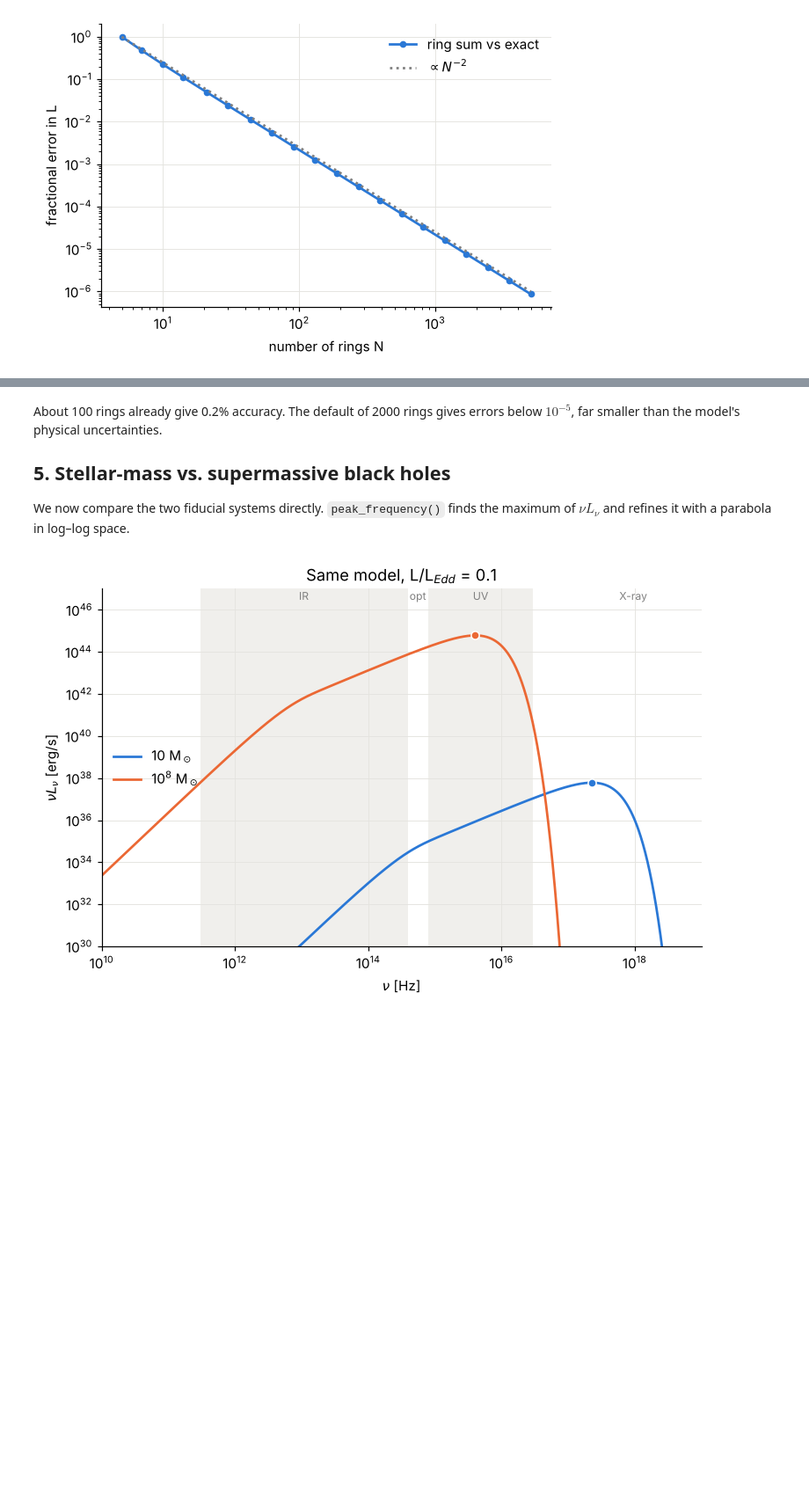
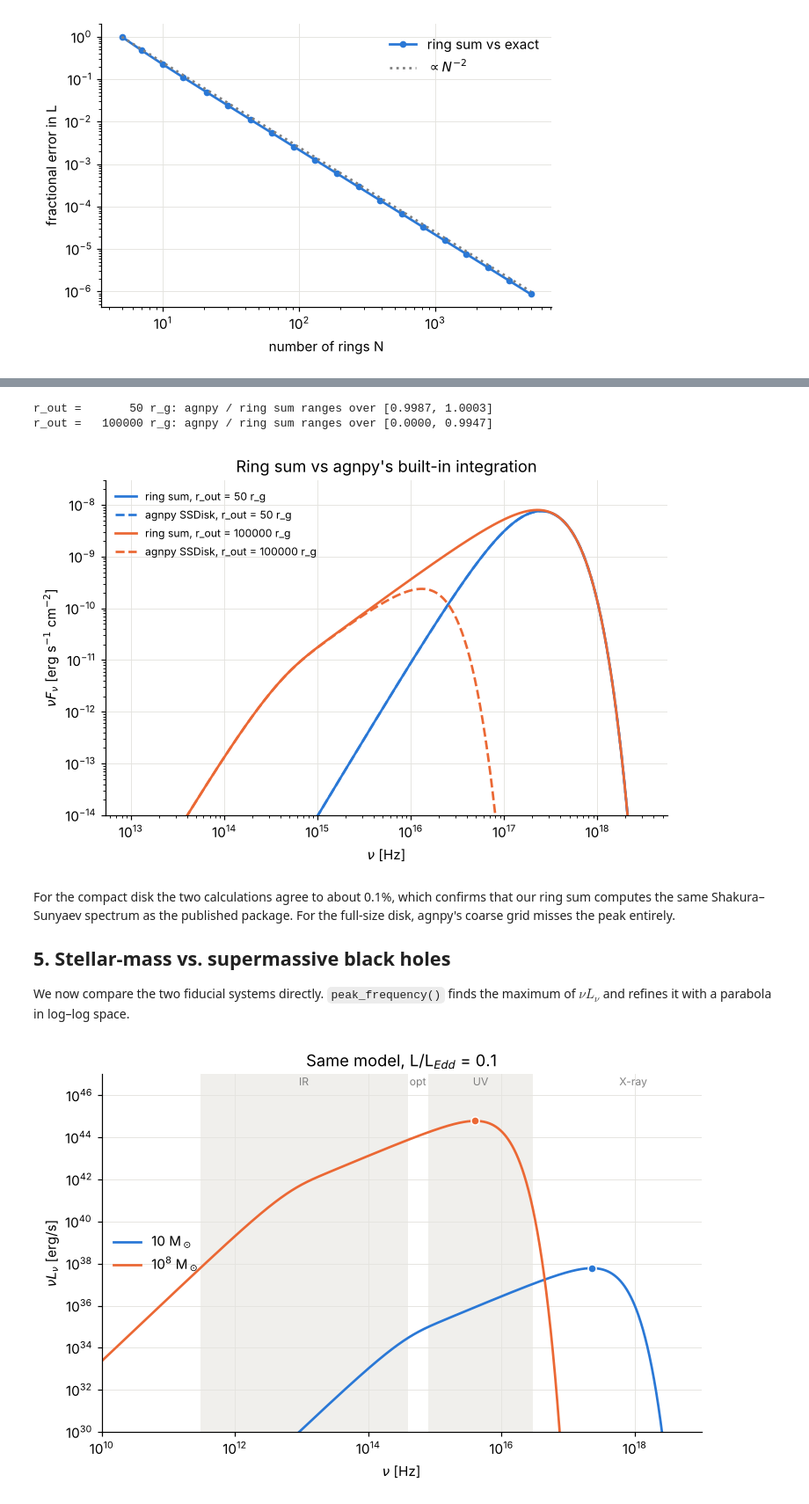
Before and after one commit to curiousug11/black_hole, a Jupyter notebook: notebooks/accretion_disk_walkthrough.ipynb, the cells around one changed output, grey strips where cells are left out. Shown at 88% size. Saved outputs shown, nothing was run; the diff lists cells and outputs as text; code cells hidden in the pictures; blank space fills up the shorter version.

```diff
--- a/notebooks/accretion_disk_walkthrough.ipynb
+++ b/notebooks/accretion_disk_walkthrough.ipynb
@@ -196,5 +215,24 @@ ax.set(xlabel="number of rings N", ylabel="fractional error in L"); ax.legend();
+# %%
+D, inc = 8 * C.kpc, 60.0
+fig, ax = plt.subplots()
+for color, rout in [(BLUE, 50.0), (ORANGE, 1e5)]:
+    d = ThinDisk.from_eddington(10, EDD_RATIO, r_out=rout * stellar.r_g)
+    nu = np.geomspace(1e13, 3e18, 600)
+    ours, theirs = nu * d.flux_nu(nu, D, inc), d.agnpy_nuFnu(nu, D, inc)
+    ax.loglog(nu, ours, color=color, label=f"ring sum, r_out = {rout:g} r_g")
+    ax.loglog(nu, np.maximum(theirs, 1e-300), "--", color=color, label=f"agnpy SSDisk, r_out = {rout:g} r_g")
+    sel = ours > 1e-3 * ours.max()
+    print(f"r_out = {rout:>8g} r_g: agnpy / ring sum ranges over [{(theirs[sel] / ours[sel]).min():.4f}, "
+          f"{(theirs[sel] / ours[sel]).max():.4f}]")
+ax.set(ylim=(1e-14, 3e-8), xlabel=r"$\nu$ [Hz]", ylabel=r"$\nu F_\nu$ [erg s$^{-1}$ cm$^{-2}$]",
+       title="Ring sum vs agnpy's built-in integration")
+ax.legend(fontsize=8, loc="upper left"); plt.show()
+# %% [output]
+r_out =       50 r_g: agnpy / ring sum ranges over [0.9987, 1.0003]
+r_out =   100000 r_g: agnpy / ring sum ranges over [0.0000, 0.9947]
+[figure, added]
 # %% [markdown]
-About 100 rings already give 0.2% accuracy. The default of 2000 rings gives errors below $10^{-5}$, far smaller than the model's physical uncertainties.
+For the compact disk the two calculations agree to about 0.1%, which confirms that our ring sum computes the same Shakura–Sunyaev spectrum as the published package. For the full-size disk, agnpy's coarse grid misses the peak entirely.
 
 ## 5. Stellar-mass vs. supermassive black holes
 
```
Also changed, not shown: parts of 6 cells of this notebook, 19 other files.
